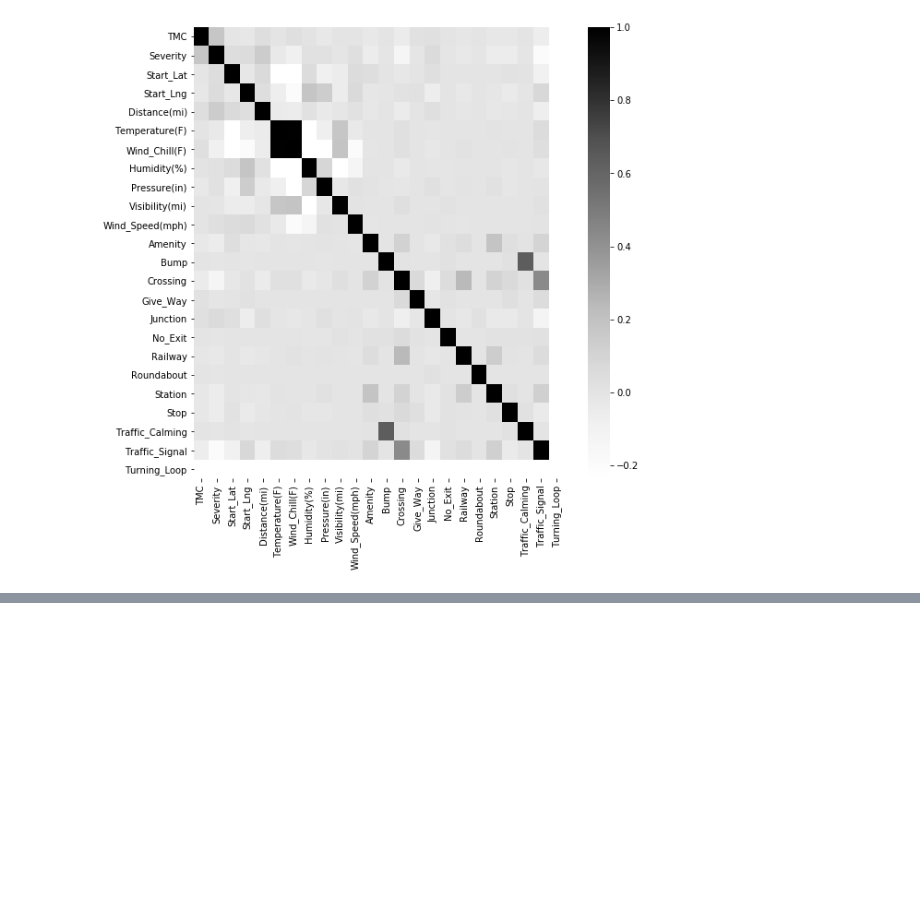
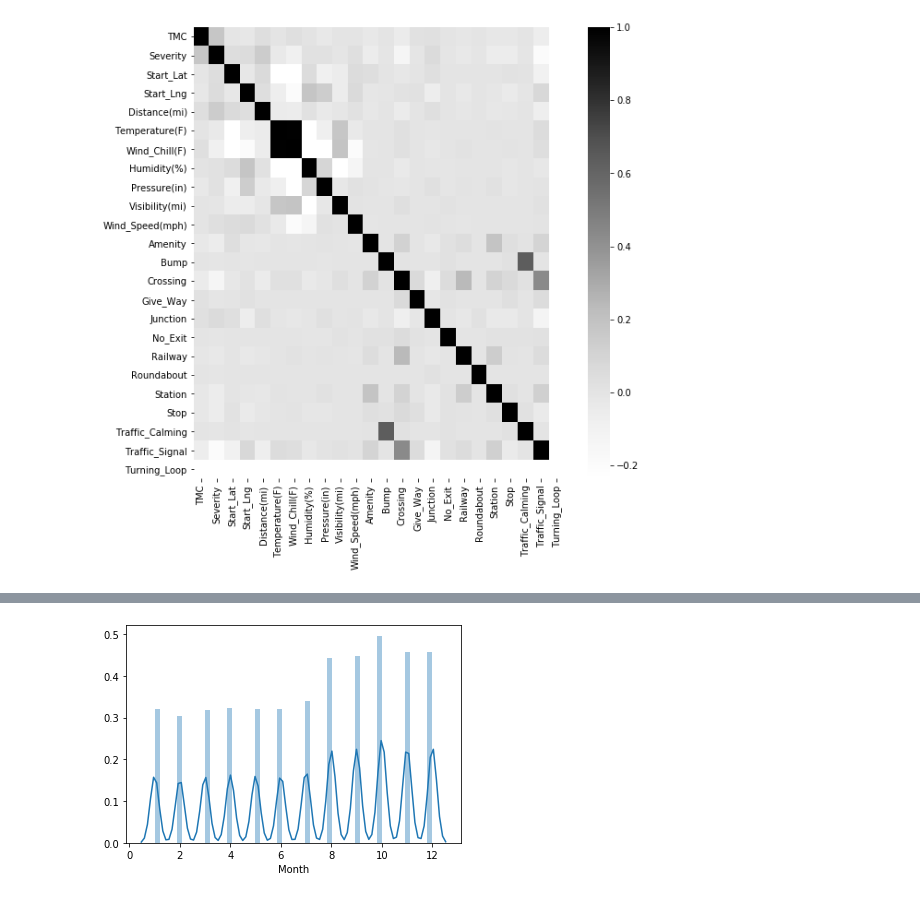
Before and after one commit to AdrianLabuda/us-accidents, a Jupyter notebook: us-accidents.ipynb, the cells around one changed output, grey strips where cells are left out. Drawn from its saved outputs; the diff is of its cells as text; code cells hidden in the pictures; blank space fills up the shorter version.

```diff
--- a/us-accidents.ipynb
+++ b/us-accidents.ipynb
@@ -191,0 +207,4 @@ sns.heatmap(corr, cmap='Greys', robust=True)
+# %%
+ax = sns.distplot(df['Month'])
+# %% [output]
+[figure, added]
```
Also changed, not shown: parts of 3 cells of this notebook.
